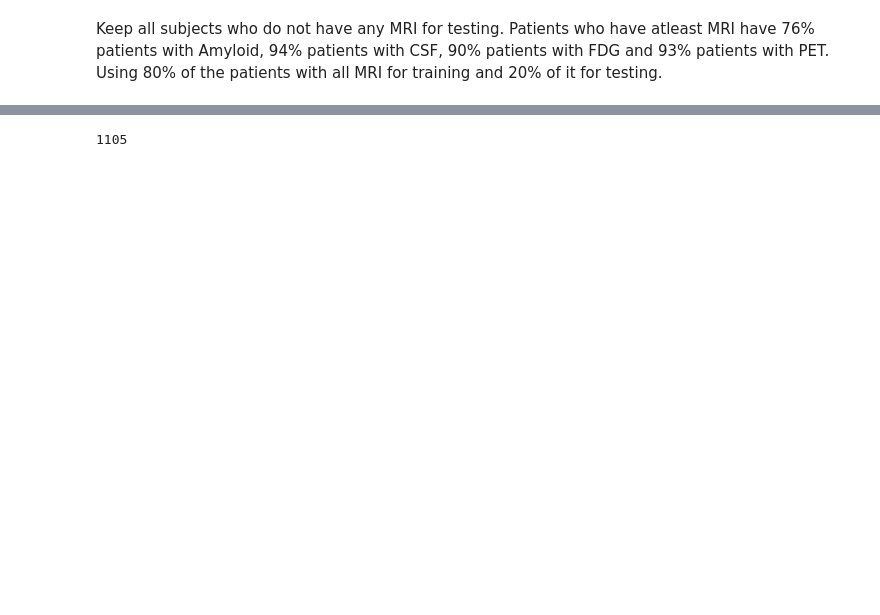
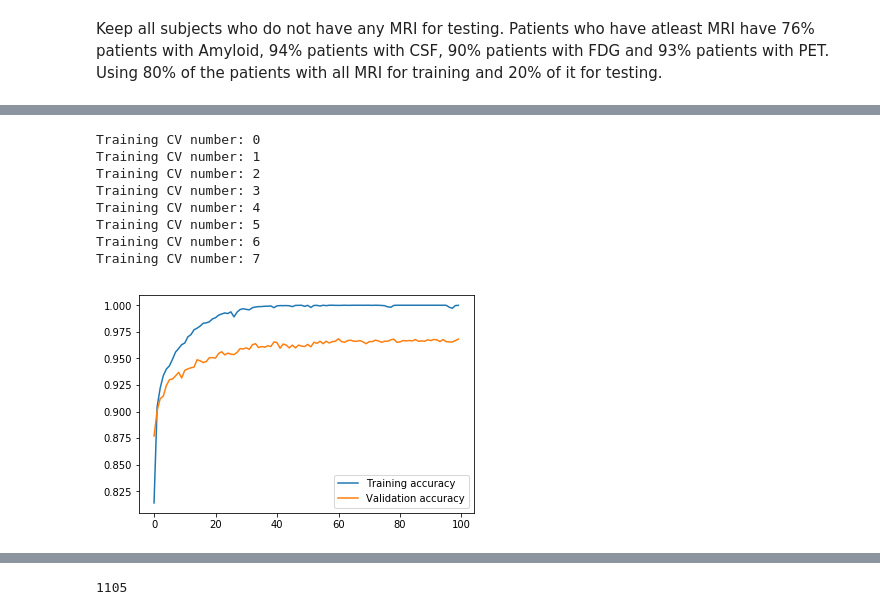
Before and after one commit to kvsaboo/CS598JP_CourseProject, a Jupyter notebook: Code/CS598JP-CourseProject.ipynb, the cells around one changed output, grey strips where cells are left out. Saved outputs shown, nothing was run; the diff lists cells and outputs as text; code cells hidden in the pictures; blank space fills up the shorter version.

```diff
--- a/Code/CS598JP-CourseProject.ipynb
+++ b/Code/CS598JP-CourseProject.ipynb
@@ -278,0 +142,30 @@ Amyloid: 0.8433
+# %%
+# DL features
+mri_features = [item for sublist in [['Gender','Age','Educ','APOE'], mri_vars] for item in sublist]
+
+# specify the model
+dlmodel_def = keras.Sequential([
+    keras.layers.Dense(64, activation=tf.nn.relu),
+    keras.layers.Dense(1, activation=tf.nn.sigmoid)
+])
+
+# perform cross validation to choose number of epochs
+max_epochs = 100
+validation_fraction = 1/8 # show as a fraction of training data
+train_acc, val_acc, epoch_arr = adens.trainDeepLearningModelCV(dlmodel_def, training_df[mri_features].values,
+                                                         training_df['DX_bin'].values.reshape(-1,1), validation_fraction, max_epochs)
+
+plt.plot(epoch_arr, np.mean(train_acc, axis=0), label='Training accuracy')
+plt.plot(epoch_arr, np.mean(val_acc, axis=0), label='Validation accuracy')
+plt.legend()
+plt.show()
+# %% [output]
+Training CV number: 0
+Training CV number: 1
+Training CV number: 2
+Training CV number: 3
+Training CV number: 4
+Training CV number: 5
+Training CV number: 6
+Training CV number: 7
+[figure, added]
```
Also changed, not shown: parts of 17 cells of this notebook, 1 other file.
